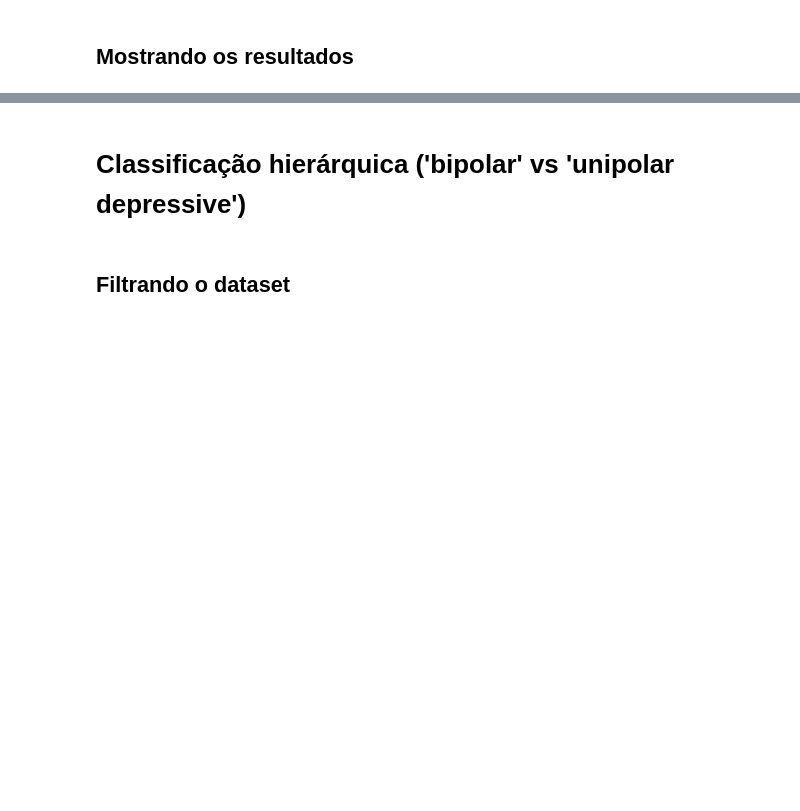
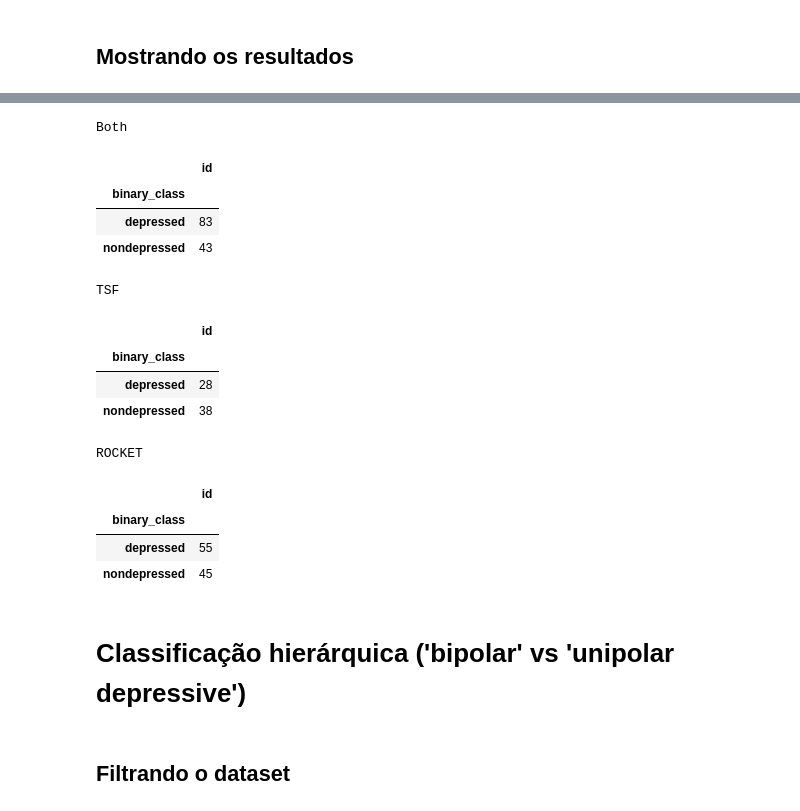
Before and after one commit to GuiFigueired0/Trabalho-Final---INF420, a Jupyter notebook: Classification.ipynb, the cells around one changed output, grey strips where cells are left out. Saved outputs shown, nothing was run; the diff lists cells and outputs as text; code cells hidden in the pictures; blank space fills up the shorter version.

```diff
--- a/Classification.ipynb
+++ b/Classification.ipynb
@@ -180,3 +229,26 @@ display(metrics_df)
+# %%
+both_df = df.iloc[[ i*1440 for i in both ]]
+just_tsf_df = df.iloc[[ i*1440 for i in just_tsf ]]
+just_rocket_df = df.iloc[[ i*1440 for i in just_rocket ]]
+# %%
+df_list = [both_df.groupby('binary_class').count().loc[:, ['id']], just_tsf_df.groupby('binary_class').count().loc[:, ['id']], just_rocket_df.groupby('binary_class').count().loc[:, ['id']]]
+display_side_by_side(df_list, ['Both', 'TSF', 'ROCKET'])
+# %% [output]
+Both
+|  | id |
+| binary_class |  |
+| depressed | 83 |
+| nondepressed | 43 |
+TSF
+|  | id |
+| binary_class |  |
+| depressed | 28 |
+| nondepressed | 38 |
+ROCKET
+|  | id |
+| binary_class |  |
+| depressed | 55 |
+| nondepressed | 45 |
 # %% [markdown]
 # Classificação hierárquica ('bipolar' vs 'unipolar depressive')
 # %% [markdown]
```
Also changed, not shown: parts of 17 cells of this notebook, 1 other file.
